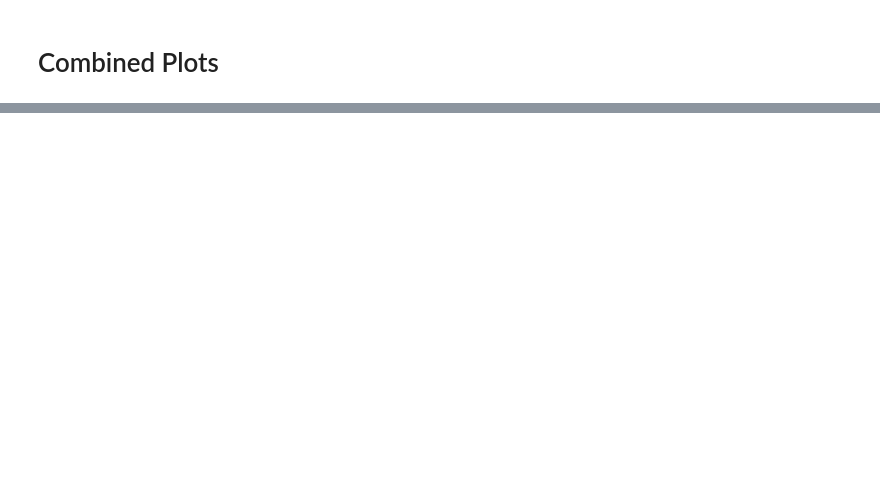
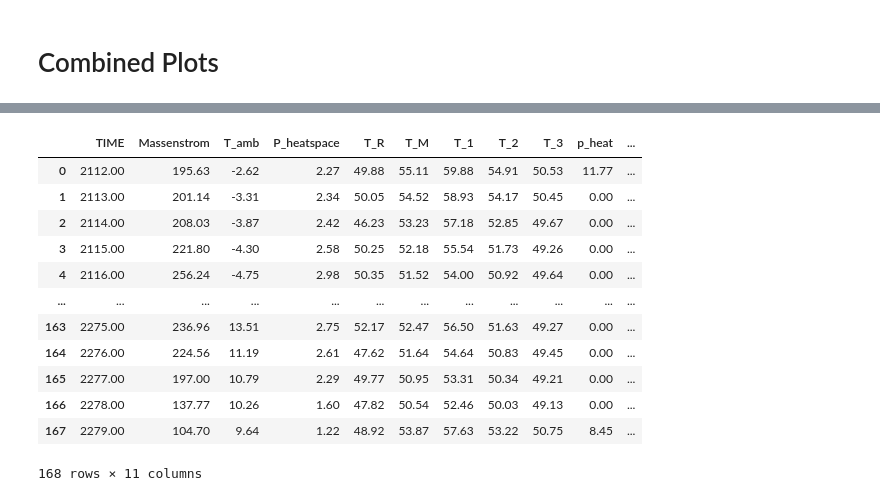
Before and after one commit to choffma8/masterprojektWaermespeicher, a Jupyter notebook: modellierungKonstanterVolumenspeicher.ipynb, the cells around one changed output, grey strips where cells are left out. Drawn from its saved outputs; the diff is of its cells as text; code cells hidden in the pictures; blank space fills up the shorter version.

Commit message:
TRNSYS-Outputs als "TRNSYSdata" eingelesen und zusammengeführt

```diff
--- a/modellierungKonstanterVolumenspeicher.ipynb
+++ b/modellierungKonstanterVolumenspeicher.ipynb
@@ -541,0 +532,42 @@ plt.show()
+# %%
+TRNSYSinputs = [
+    "Inputs/TRNSYSMassenstromHausseitig.csv",
+    "Inputs/TRNSYSRaumwärmebedarf.csv",
+    "Inputs/TRNSYSRücklauftemperatur.csv",
+    "Inputs/TRNSYSspeichermitteltemperatur.csv",
+    "Inputs/TRNSYSspeicherschichttemperaturen.csv",
+    "Inputs/TRNSYSWärmepumpe.csv"
+]
+
+df_liste = []
+
+for f in TRNSYSinputs:
+    df = pd.read_csv(f, encoding='latin1', skipinitialspace=True, engine='python', quoting=3, sep=',')
+    df.columns = df.columns.str.strip()
+    df = df.loc[:, ~df.columns.str.contains('^Unnamed')]
+
+    if 'TIME' in df.columns:
+        df = df[pd.to_numeric(df['TIME'], errors='coerce').notnull()]
+        df = df.apply(pd.to_numeric, errors='coerce')
+        df['TIME'] = df['TIME'].round(2)
+        df = df.set_index('TIME')
+
+    df_liste.append(df)
+
+TRNSYSdata = pd.concat(df_liste, axis=1).sort_index().reset_index()
+# %%
+TRNSYSdata
+# %% [output]
+|  | TIME | Massenstrom | T_amb | P_heatspace | T_R | T_M | T_1 | T_2 | T_3 | p_heat | ... |
+| 0 | 2112.00 | 195.63 | -2.62 | 2.27 | 49.88 | 55.11 | 59.88 | 54.91 | 50.53 | 11.77 | ... |
+| 1 | 2113.00 | 201.14 | -3.31 | 2.34 | 50.05 | 54.52 | 58.93 | 54.17 | 50.45 | 0.00 | ... |
+| 2 | 2114.00 | 208.03 | -3.87 | 2.42 | 46.23 | 53.23 | 57.18 | 52.85 | 49.67 | 0.00 | ... |
+| 3 | 2115.00 | 221.80 | -4.30 | 2.58 | 50.25 | 52.18 | 55.54 | 51.73 | 49.26 | 0.00 | ... |
+| 4 | 2116.00 | 256.24 | -4.75 | 2.98 | 50.35 | 51.52 | 54.00 | 50.92 | 49.64 | 0.00 | ... |
+| ... | ... | ... | ... | ... | ... | ... | ... | ... | ... | ... | ... |
+| 163 | 2275.00 | 236.96 | 13.51 | 2.75 | 52.17 | 52.47 | 56.50 | 51.63 | 49.27 | 0.00 | ... |
+| 164 | 2276.00 | 224.56 | 11.19 | 2.61 | 47.62 | 51.64 | 54.64 | 50.83 | 49.45 | 0.00 | ... |
+| 165 | 2277.00 | 197.00 | 10.79 | 2.29 | 49.77 | 50.95 | 53.31 | 50.34 | 49.21 | 0.00 | ... |
+| 166 | 2278.00 | 137.77 | 10.26 | 1.60 | 47.82 | 50.54 | 52.46 | 50.03 | 49.13 | 0.00 | ... |
+| 167 | 2279.00 | 104.70 | 9.64 | 1.22 | 48.92 | 53.87 | 57.63 | 53.22 | 50.75 | 8.45 | ... |
+168 rows × 11 columns
```
Also changed, not shown: parts of 6 cells of this notebook, 7 other files.
